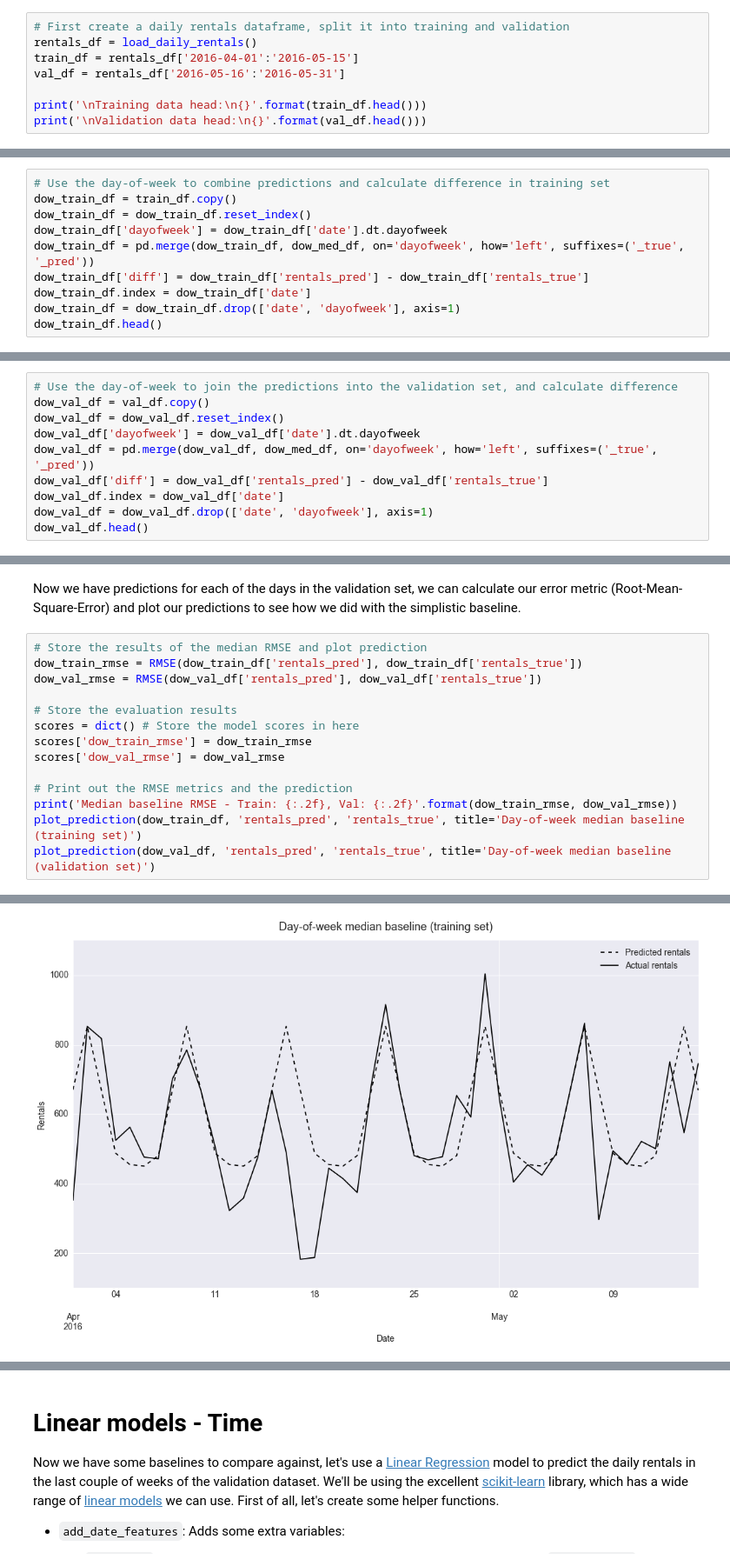
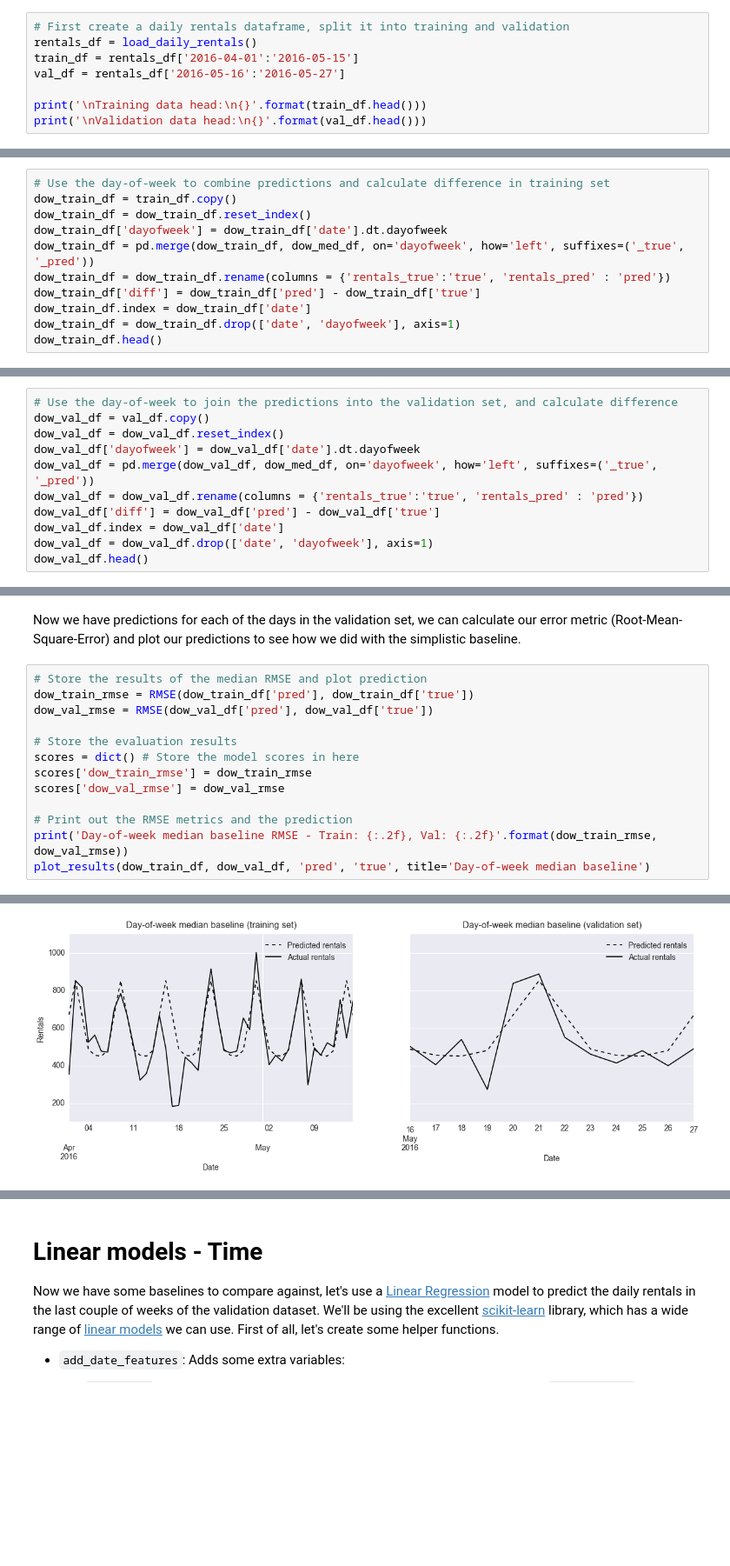
Before and after one commit to timgasser/bcycle-austin, a Jupyter notebook: notebooks/bcycle_daily_rental_models.ipynb, the cells around one changed output, grey strips where cells are left out. Shown at 87% size. Drawn from its saved outputs; the diff is of its cells as text; blank space fills up the shorter version.

```diff
--- a/notebooks/bcycle_daily_rental_models.ipynb
+++ b/notebooks/bcycle_daily_rental_models.ipynb
@@ -44,7 +44,7 @@ I'll create a couple of simple baselines first, which just use previous rental n
 # First create a daily rentals dataframe, split it into training and validation
 rentals_df = load_daily_rentals()
 train_df = rentals_df['2016-04-01':'2016-05-15']
-val_df = rentals_df['2016-05-16':'2016-05-31']
+val_df = rentals_df['2016-05-16':'2016-05-27']
 
 print('\nTraining data head:\n{}'.format(train_df.head()))
 print('\nValidation data head:\n{}'.format(val_df.head()))
@@ -159,7 +194,8 @@ dow_train_df = train_df.copy()
 dow_train_df = dow_train_df.reset_index()
 dow_train_df['dayofweek'] = dow_train_df['date'].dt.dayofweek
 dow_train_df = pd.merge(dow_train_df, dow_med_df, on='dayofweek', how='left', suffixes=('_true', '_pred'))
-dow_train_df['diff'] = dow_train_df['rentals_pred'] - dow_train_df['rentals_true']
+dow_train_df = dow_train_df.rename(columns = {'rentals_true':'true', 'rentals_pred' : 'pred'})
+dow_train_df['diff'] = dow_train_df['pred'] - dow_train_df['true']
 dow_train_df.index = dow_train_df['date']
 dow_train_df = dow_train_df.drop(['date', 'dayofweek'], axis=1)
 dow_train_df.head()
@@ -177,7 +213,8 @@ dow_val_df = val_df.copy()
 dow_val_df = dow_val_df.reset_index()
 dow_val_df['dayofweek'] = dow_val_df['date'].dt.dayofweek
 dow_val_df = pd.merge(dow_val_df, dow_med_df, on='dayofweek', how='left', suffixes=('_true', '_pred'))
-dow_val_df['diff'] = dow_val_df['rentals_pred'] - dow_val_df['rentals_true']
+dow_val_df = dow_val_df.rename(columns = {'rentals_true':'true', 'rentals_pred' : 'pred'})
+dow_val_df['diff'] = dow_val_df['pred'] - dow_val_df['true']
 dow_val_df.index = dow_val_df['date']
 dow_val_df = dow_val_df.drop(['date', 'dayofweek'], axis=1)
 dow_val_df.head()
@@ -193,8 +230,8 @@ dow_val_df.head()
 Now we have predictions for each of the days in the validation set, we can calculate our error metric (Root-Mean-Square-Error) and plot our predictions to see how we did with the simplistic baseline.
 # %%
 # Store the results of the median RMSE and plot prediction
-dow_train_rmse = RMSE(dow_train_df['rentals_pred'], dow_train_df['rentals_true'])
-dow_val_rmse = RMSE(dow_val_df['rentals_pred'], dow_val_df['rentals_true'])
+dow_train_rmse = RMSE(dow_train_df['pred'], dow_train_df['true'])
+dow_val_rmse = RMSE(dow_val_df['pred'], dow_val_df['true'])
 
 # Store the evaluation results
 scores = dict() # Store the model scores in here
@@ -202,7 +239,6 @@ scores['dow_train_rmse'] = dow_train_rmse
 scores['dow_val_rmse'] = dow_val_rmse
 
 # Print out the RMSE metrics and the prediction
-print('Median baseline RMSE - Train: {:.2f}, Val: {:.2f}'.format(dow_train_rmse, dow_val_rmse))
-plot_prediction(dow_train_df, 'rentals_pred', 'rentals_true', title='Day-of-week median baseline (training set)')
-plot_prediction(dow_val_df, 'rentals_pred', 'rentals_true', title='Day-of-week median baseline (validation set)')
+print('Day-of-week median baseline RMSE - Train: {:.2f}, Val: {:.2f}'.format(dow_train_rmse, dow_val_rmse))
+plot_results(dow_train_df, dow_val_df, 'pred', 'true', title='Day-of-week median baseline')
 # %% [output]
@@ -210 +246 @@ Median baseline RMSE - Train: 146.14, Val: 184.63
-[figure, old version]
+[figure, new version]
```
Also changed, not shown: parts of 22 cells of this notebook, 1 other file.
